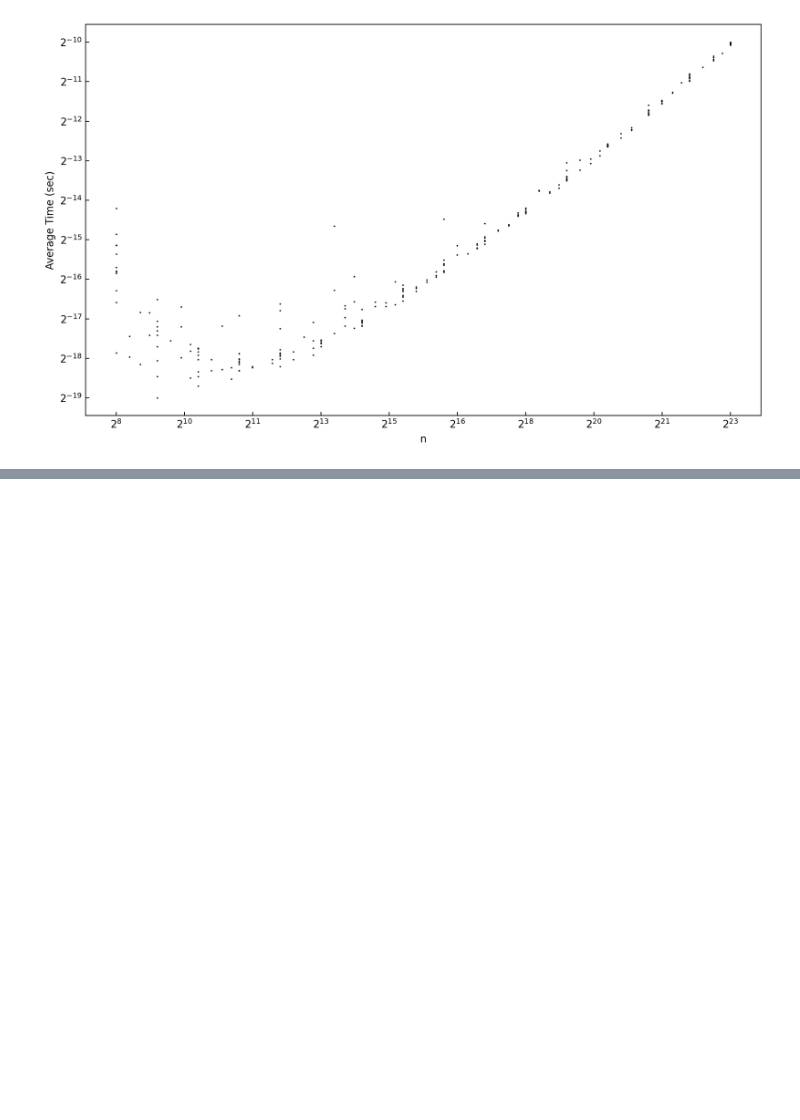
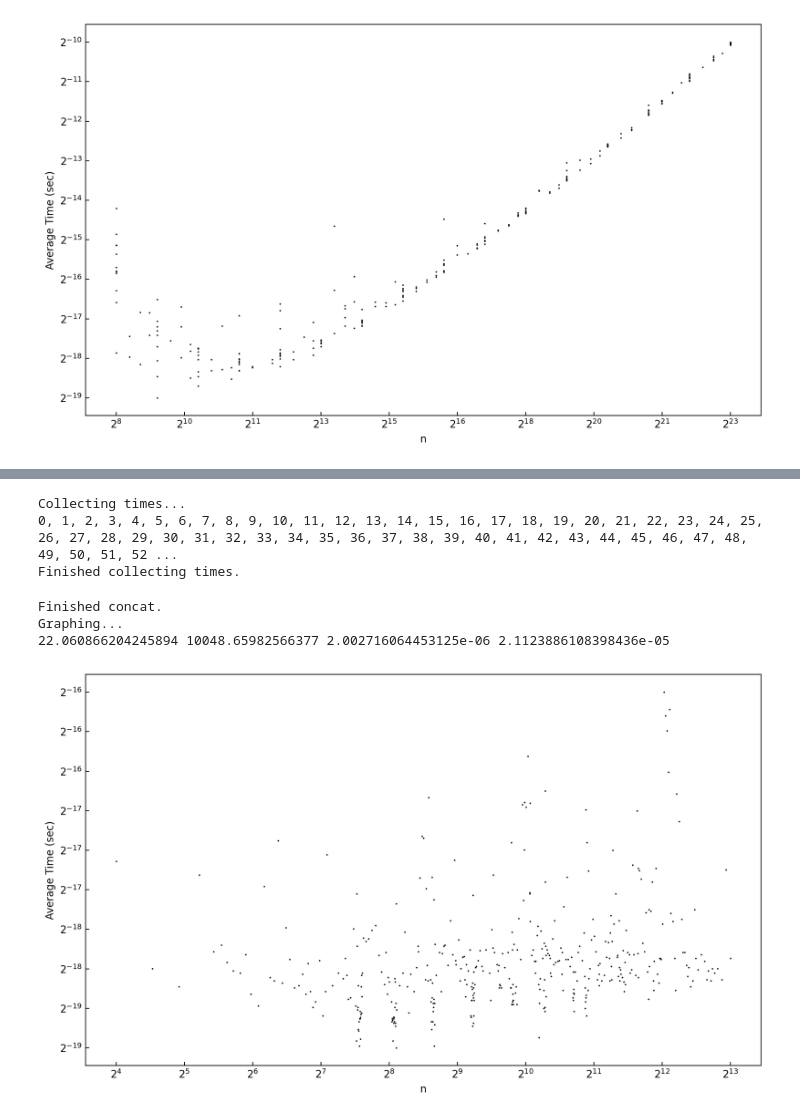
Before and after one commit to sumaddury/SmoothDLP, a Jupyter notebook: testNotebook.ipynb, the cells around one changed output, grey strips where cells are left out. Drawn from its saved outputs; the diff is of its cells as text; code cells hidden in the pictures; blank space fills up the shorter version.

```diff
--- a/testNotebook.ipynb
+++ b/testNotebook.ipynb
@@ -264,0 +279,26 @@ Graphing...
+# %%
+import math
+
+num_cases = 4000
+bit_levels = 16
+min_bits, max_bits = 16, 256
+u_max = 40.0
+y_max = 2**48 - 1
+
+log_min, log_max = math.log(min_bits), math.log(max_bits)
+bit_lengths = sorted({
+    int(round(math.exp(log_min + i * (log_max - log_min) / (bit_levels - 1))))
+    for i in range(bit_levels)
+})
+
+cases = []
+cases_per_level = num_cases // len(bit_lengths)
+
+for b in bit_lengths:
+    for _ in range(cases_per_level):
+        x = random.getrandbits(b) | (1 << (b - 1))
+        u = random.uniform(1.0, u_max)
+        y = max(2, int(math.exp(math.log(x) / u)))
+        if y > y_max:
+            y = y_max
+        cases.append((str(x), y))
@@ -264,0 +311,21 @@ Graphing...
+# %%
+def difficulty(pair):
+    x_str, y = pair
+    x = int(x_str)
+    b = x.bit_length()
+    u = math.log(x) / math.log(y)
+    return b * u
+
+times = primality_complexity(lambda n : psi_approx(n[0], n[1]), 0, sorted(cases, key=difficulty))
+# %% [output]
+Collecting times...
+0, 1, 2, 3, 4, 5, 6, 7, 8, 9, 10, 11, 12, 13, 14, 15, 16, 17, 18, 19, 20, 21, 22, 23, 24, 25, 26, 27, 28, 29, 30, 31, 32, 33, 34, 35, 36, 37, 38, 39, 40, 41, 42, 43, 44, 45, 46, 47, 48, 49, 50, 51, 52 ...
+Finished collecting times.
+# %%
+inputs = [difficulty(pair) for pair in times[1]]
+graph_complexity(times[0], inputs, dpts=400, log=True)
+# %% [output]
+Finished concat.
+Graphing...
+22.060866204245894 10048.65982566377 2.002716064453125e-06 2.1123886108398436e-05
+[figure, added]
```
Also changed, not shown: parts of 5 cells of this notebook, 12 other files.
